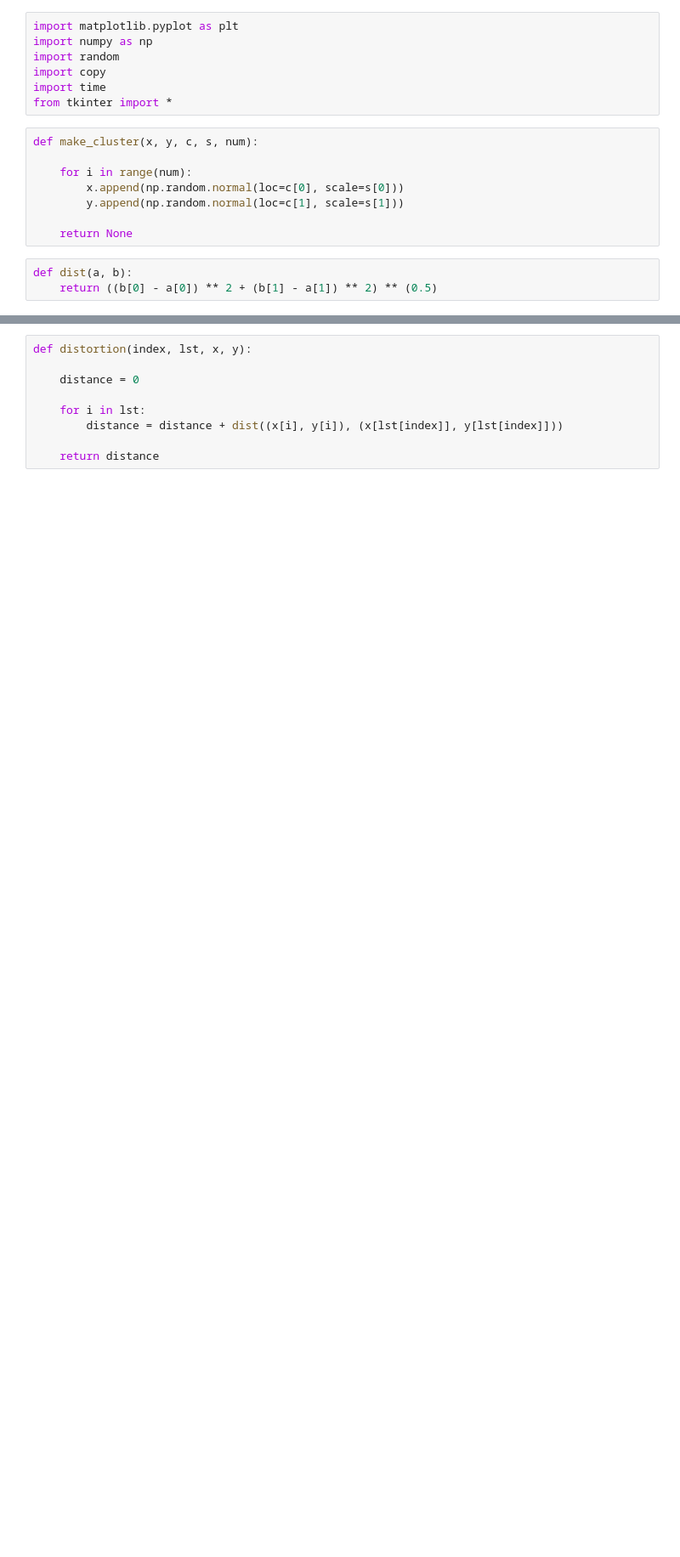
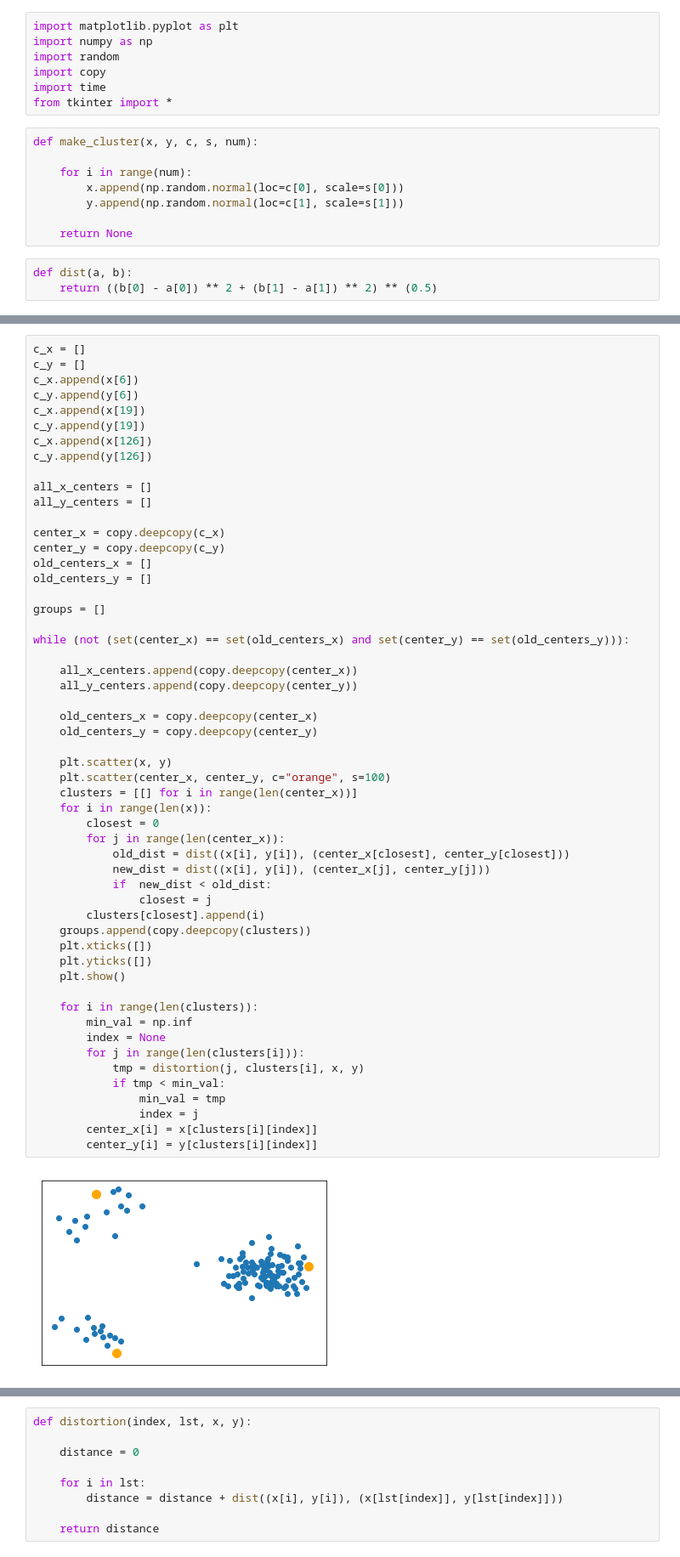
Before and after one commit to tiwarylab/amino, a Jupyter notebook: tmp/test.ipynb, the cells around one changed output, grey strips where cells are left out. Shown at 85% size. Drawn from its saved outputs; the diff is of its cells as text; blank space fills up the shorter version.

```diff
--- a/tmp/test.ipynb
+++ b/tmp/test.ipynb
@@ -132,0 +90,56 @@ plt.show()
+# %%
+c_x = []
+c_y = []
+c_x.append(x[6])
+c_y.append(y[6])
+c_x.append(x[19])
+c_y.append(y[19])
+c_x.append(x[126])
+c_y.append(y[126])
+
+all_x_centers = []
+all_y_centers = []
+
+center_x = copy.deepcopy(c_x)
+center_y = copy.deepcopy(c_y)
+old_centers_x = []
+old_centers_y = []
+
+groups = []
+
+while (not (set(center_x) == set(old_centers_x) and set(center_y) == set(old_centers_y))):
+
+    all_x_centers.append(copy.deepcopy(center_x))
+    all_y_centers.append(copy.deepcopy(center_y))
+
+    old_centers_x = copy.deepcopy(center_x)
+    old_centers_y = copy.deepcopy(center_y)
+
+    plt.scatter(x, y)
+    plt.scatter(center_x, center_y, c="orange", s=100)
+    clusters = [[] for i in range(len(center_x))]
+    for i in range(len(x)):
+        closest = 0
+        for j in range(len(center_x)):
+            old_dist = dist((x[i], y[i]), (center_x[closest], center_y[closest]))
+            new_dist = dist((x[i], y[i]), (center_x[j], center_y[j]))
+            if  new_dist < old_dist:
+                closest = j
+        clusters[closest].append(i)
+    groups.append(copy.deepcopy(clusters))
+    plt.xticks([])
+    plt.yticks([])
+    plt.show()
+
+    for i in range(len(clusters)):
+        min_val = np.inf
+        index = None
+        for j in range(len(clusters[i])):
+            tmp = distortion(j, clusters[i], x, y)
+            if tmp < min_val:
+                min_val = tmp
+                index = j
+        center_x[i] = x[clusters[i][index]]
+        center_y[i] = y[clusters[i][index]]
+# %% [output]
+[figure, added]
```
Also changed, not shown: parts of 8 cells of this notebook, 7 other files.
